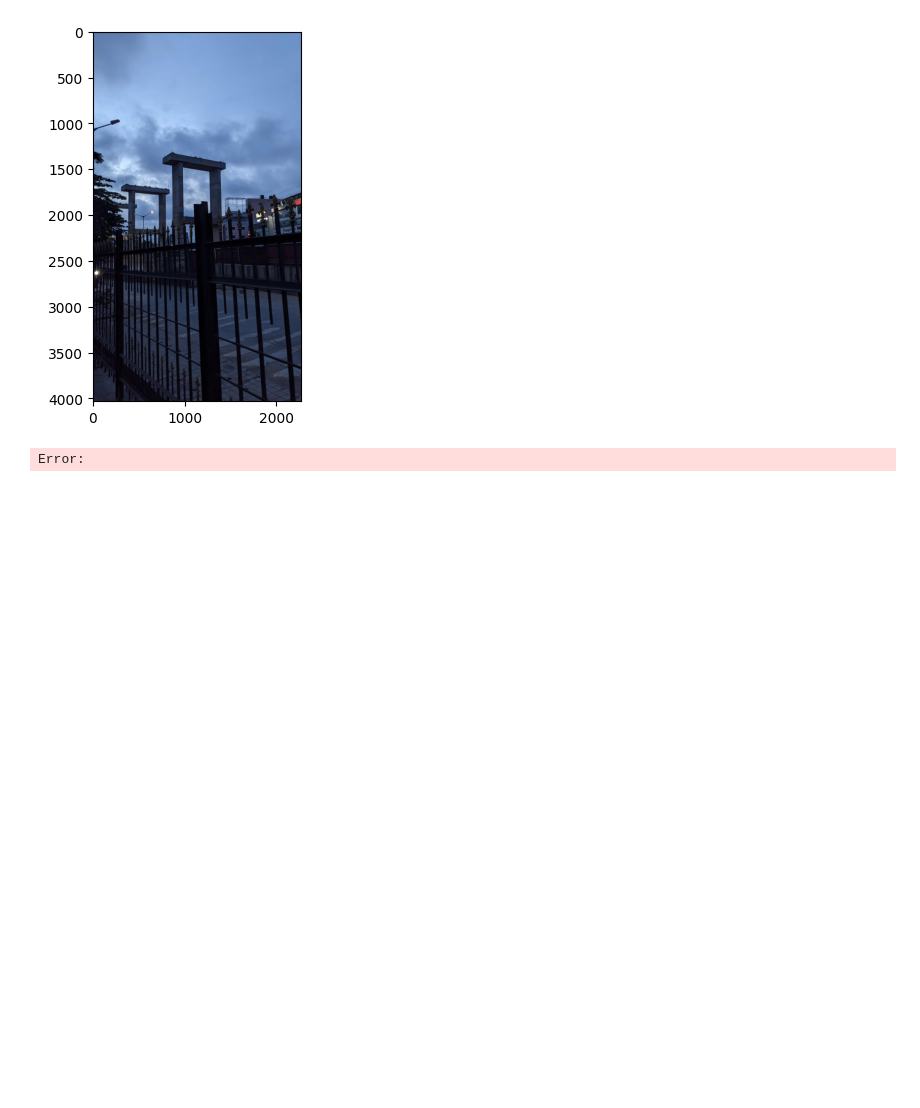
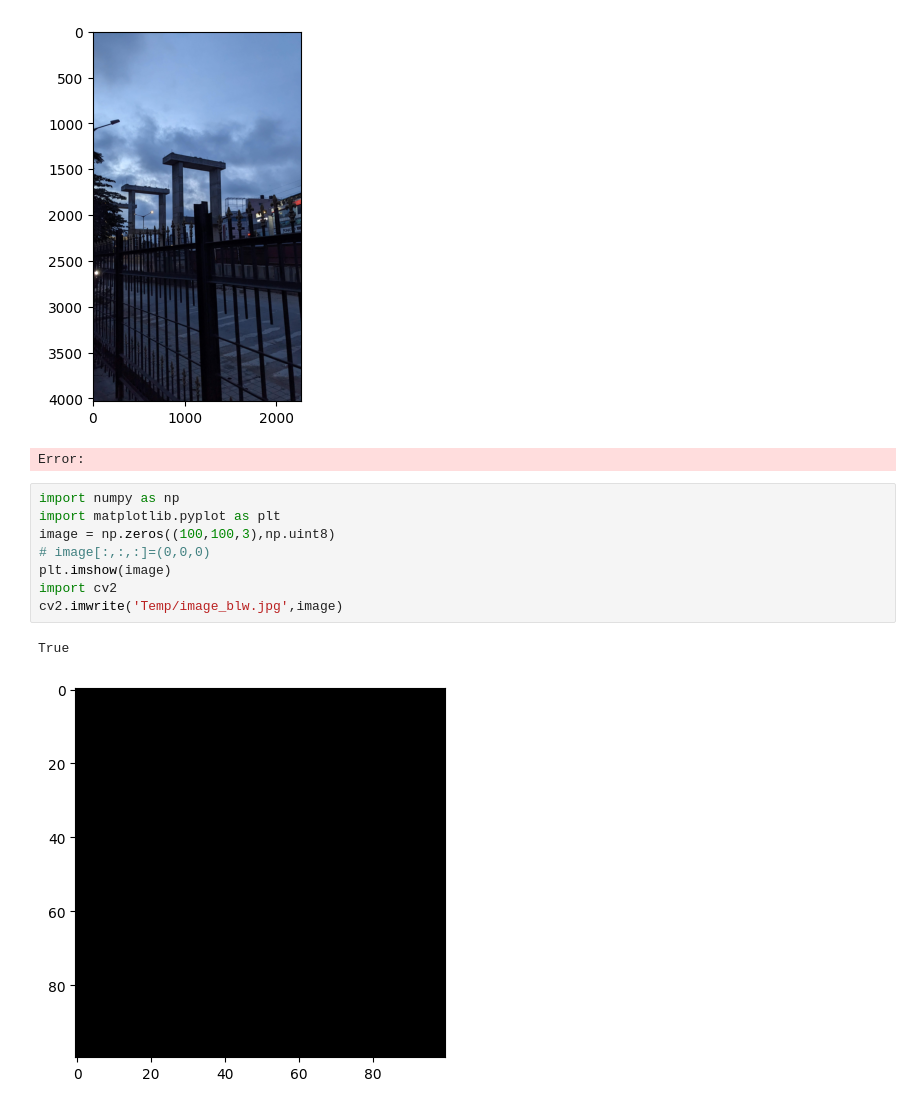
Before and after one commit to Sumit-saha12/Computer_Vision_Pratice, a Jupyter notebook: generating_image.ipynb, the cells around one changed output. Saved outputs shown, nothing was run; the diff lists cells and outputs as text; blank space fills up the shorter version.

```diff
--- a/generating_image.ipynb
+++ b/generating_image.ipynb
@@ -122,3 +122,14 @@ plt.imshow(image_cv_rgb)
 <matplotlib.image.AxesImage at 0x...>
 [figure]
 Error:
+# %%
+import numpy as np
+import matplotlib.pyplot as plt
+image = np.zeros((100,100,3),np.uint8)
+# image[:,:,:]=(0,0,0)
+plt.imshow(image)
+import cv2
+cv2.imwrite('Temp/image_blw.jpg',image)
+# %% [output]
+True
+[figure, added]
```
Also changed, not shown: 3 other files.
